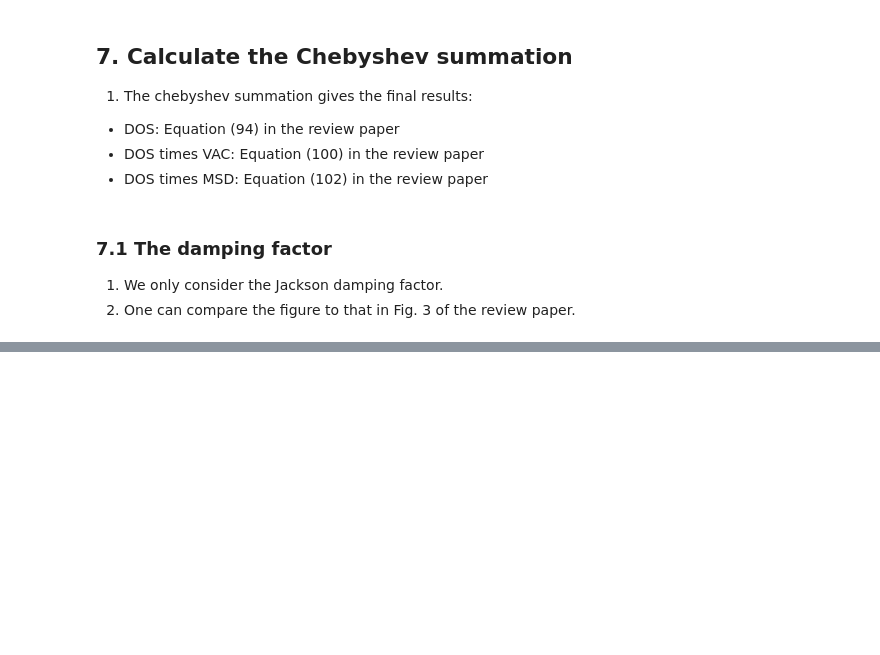
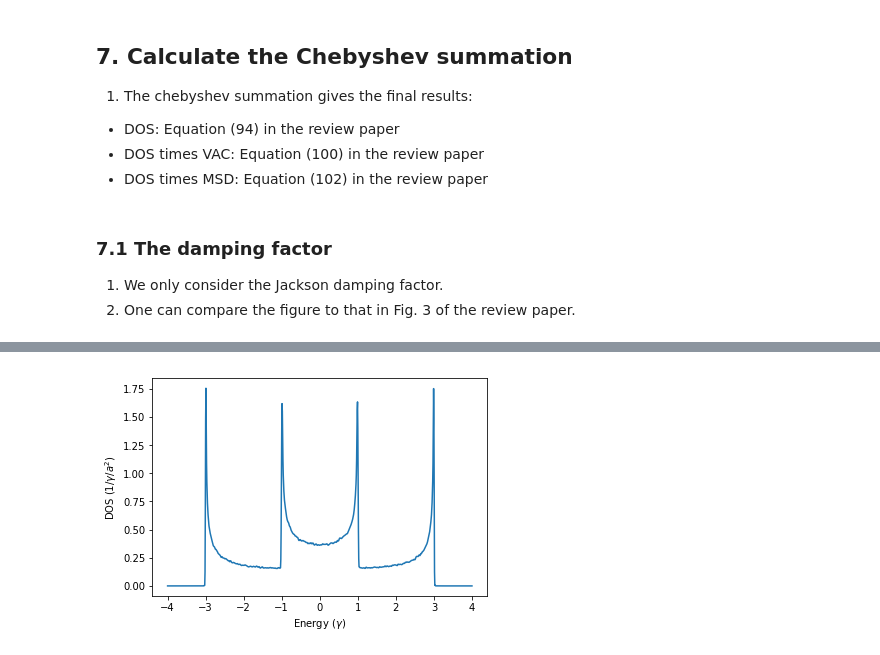
Before and after one commit to brucefan1983/LSQT-Jupyter, a Jupyter notebook: LSQT.ipynb, the cells around one changed output, grey strips where cells are left out. Saved outputs shown, nothing was run; the diff lists cells and outputs as text; code cells hidden in the pictures; blank space fills up the shorter version.

```diff
--- a/LSQT.ipynb
+++ b/LSQT.ipynb
@@ -230,15 +230,14 @@ def find_moments(M, H_scaled, phi_left, phi_right):
     """
     C = np.zeros(M)
     phi_0 = phi_right
-    C[0] = np.vdot(phi_left, phi_0)
+    C[0] = np.vdot(phi_left, phi_0).real
     phi_1 = H_scaled.dot(phi_0)
-    C[1] = np.vdot(phi_left, phi_1)
+    C[1] = np.vdot(phi_left, phi_1).real
     for m in range(2, M):
         phi_2 = 2.0 * H_scaled.dot(phi_1) - phi_0
-        C[m] = np.vdot(phi_left, phi_2)
+        C[m] = np.vdot(phi_left, phi_2).real
         phi_0 = phi_1
         phi_1 = phi_2
-    C = C.real
     return C
 # %% [markdown]
 ## 7. Calculate the Chebyshev summation
@@ -272,0 +309,16 @@ plt.show()
+# %%
+def find_dos(M, E_max, E_scaled, H_scaled, phi):
+    """
+    Calculate the DOS (density of states)
+    Inputs:
+        M        (int):               Number of Chebyshev moments
+        E_max    (real):              Energy scaling factor
+        E_scaled (real ndarray):      Scaled energy
+        H_scaled (sparse.csr_matrix): Scaled Hamiltonian
+        phi      (complex adarray):   The initial random vector
+    Outputs:
+        DOS      (real ndarray):      The DOS
+    """
+    C = find_moments(M, H_scaled, phi, phi)
+    DOS = chebyshev_summation(M, C, E_scaled, E_max)
+    return DOS
@@ -272,0 +333,20 @@ plt.show()
+# %%
+# (1) Prepare some parameters
+Nx = 500000
+Ny = 2
+W = 0
+E_max = 4.1
+M = 1000
+E = np.linspace(-4, 4, num = 1001)
+# (2) Construct the model
+H, V = find_H(Nx, Ny, W)
+phi = create_state(Nx * Ny)
+# (3) Calculate the DOS
+DOS = find_dos(M, E_max, E/E_max, H/E_max, phi)
+# (4) Plot the results
+plt.plot(E, DOS)
+plt.xlabel('Energy ($\gamma$)')
+plt.ylabel('DOS ($1/\gamma/a^2$)')
+plt.show()
+# %% [output]
+[figure, added]
```
Also changed, not shown: parts of 8 cells of this notebook.
